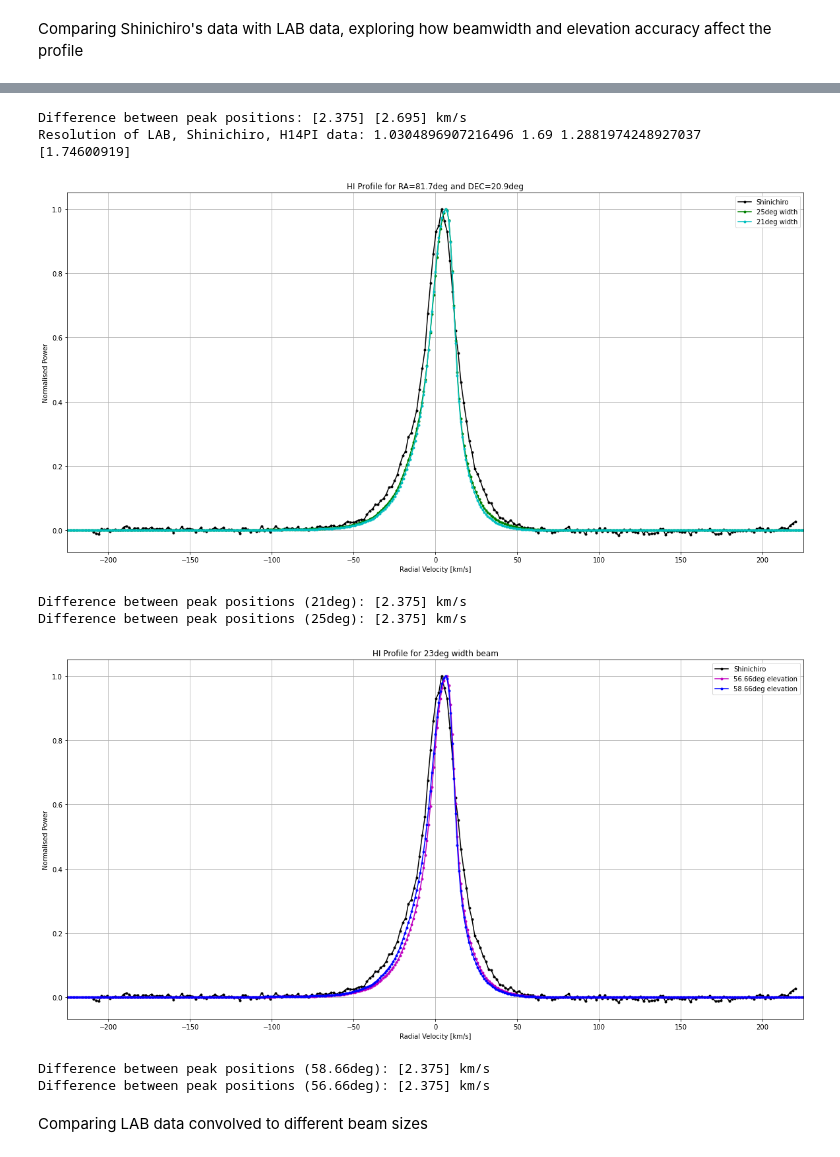
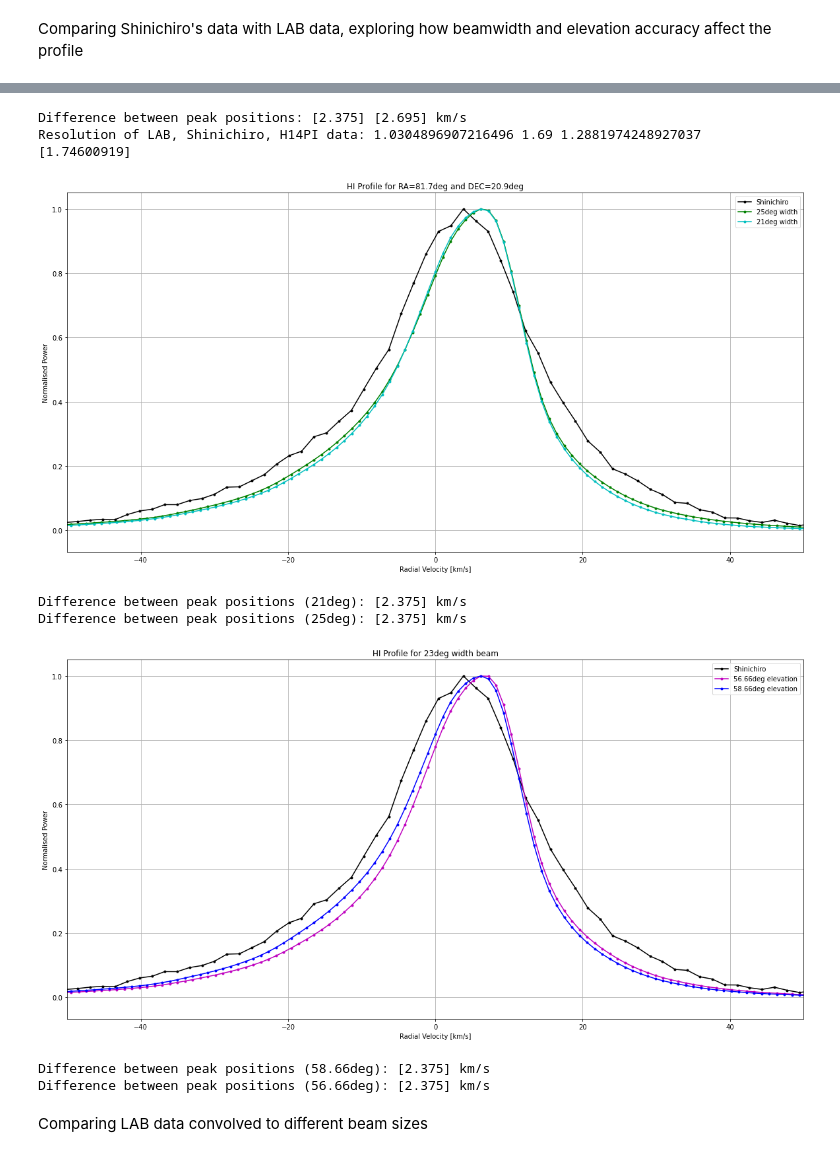
Before and after one commit to louis-hurrey/L-BASS, a Jupyter notebook: hydrogen_profiles.ipynb, the cells around one changed output, grey strips where cells are left out. Cells and saved outputs as stored; diff of their text form; code cells hidden in the pictures.

```diff
--- a/hydrogen_profiles.ipynb
+++ b/hydrogen_profiles.ipynb
@@ -45,13 +55,13 @@ Radial Velocity correction to barycentre: 16.30662787874121 km / s
 # %% [markdown]
 Comparing Shinichiro's data with LAB data, exploring how beamwidth and elevation accuracy affect the profile
 # %%
-lab_data = np.genfromtxt("spectrum 23deg 57.66el.txt", skip_header=4)
-sc_data = np.genfromtxt("20240718T105054_Vlsr.xlsx - 20240718T105054.csv", skip_header=1, delimiter=',')
+lab_data = np.genfromtxt("data/hydrogen profiles/spectrum 23deg 57.66el.txt", skip_header=4)
+sc_data = np.genfromtxt("data/hydrogen profiles/20240718T105054_Vlsr.xlsx - 20240718T105054.csv", skip_header=1, delimiter=',')
 
-deg25_data = np.genfromtxt("spectrum 25deg 57.66el.txt", skip_header=4)
-deg21_data = np.genfromtxt("spectrum 21deg 57.66el.txt", skip_header=4)
-el56_data = np.genfromtxt("spectrum 23deg 56.66el.txt", skip_header=4)
-el58_data = np.genfromtxt("spectrum 23deg 58.66el.txt", skip_header=4)
+deg25_data = np.genfromtxt("data/hydrogen profiles/spectrum 25deg 57.66el.txt", skip_header=4)
+deg21_data = np.genfromtxt("data/hydrogen profiles/spectrum 21deg 57.66el.txt", skip_header=4)
+el56_data = np.genfromtxt("data/hydrogen profiles/spectrum 23deg 56.66el.txt", skip_header=4)
+el58_data = np.genfromtxt("data/hydrogen profiles/spectrum 23deg 58.66el.txt", skip_header=4)
 
 lab_vel = lab_data[:,0]
 lab_pwr = lab_data[:,1] / np.max(lab_data[:,1])
@@ -67,7 +77,7 @@ el56_pwr = el56_data[:,1] / np.max(el56_data[:,1])
 el58_vel = el58_data[:,0]
 el58_pwr = el58_data[:,1] / np.max(el58_data[:,1])
 
-h14pi_data = np.genfromtxt("spectra h14pi 57.66el.csv", skip_header=2, delimiter=',')
+h14pi_data = np.genfromtxt("data/hydrogen profiles/spectra h14pi 57.66el.csv", skip_header=2, delimiter=',')
 h14pi_vel = h14pi_data[:,0]
 h14pi_23deg_pwr = h14pi_data[:,1] / np.max(h14pi_data[:,1])
 h14pi_10deg_pwr = h14pi_data[:,2] / np.max(h14pi_data[:,2])
@@ -107,7 +117,7 @@ plt.ylabel('Normalised Power')
 plt.grid(True)
 plt.legend()
 plt.title("HI Profile for RA=81.7deg and DEC=20.9deg")
-plt.xlim(-225,225)
+plt.xlim(-50,50)
 plt.show()
 
 deg25_pk = deg25_vel[np.where(deg25_pwr == np.max(deg25_pwr))]
@@ -116,36 +126,36 @@ sc_pk = sc_vel[np.where(sc_pwr == np.max(sc_pwr))]
 deg25_pk_dif = deg25_pk-sc_pk
 deg21_pk_dif = deg25_pk-sc_pk
 print("Difference between peak positions (21deg):", deg21_pk_dif, "km/s")
 print("Difference between peak positions (25deg):", deg25_pk_dif, "km/s")
 
 plt.figure(figsize=(20, 10))
 plt.plot(sc_vel, sc_pwr, marker=".", color='k', label='Shinichiro')
 plt.plot(el56_vel, el56_pwr, marker=".", color='m', label="56.66deg elevation")
 plt.plot(el58_vel, el58_pwr, marker=".", color='b', label="58.66deg elevation")
 plt.xlabel('Radial Velocity [km/s]')
 plt.ylabel('Normalised Power')
 plt.grid(True)
 plt.legend()
 plt.title("HI Profile for 23deg width beam")
-plt.xlim(-225,225)
+plt.xlim(-50,50)
 plt.show()
 
 el56_pk = el56_vel[np.where(el56_pwr == np.max(el56_pwr))]
 el58_pk = el58_vel[np.where(el58_pwr == np.max(el58_pwr))]
 sc_pk = sc_vel[np.where(sc_pwr == np.max(sc_pwr))]
 el56_pk_dif = el56_pk-sc_pk
 el58_pk_dif = el58_pk-sc_pk
 print("Difference between peak positions (58.66deg):", el58_pk_dif, "km/s")
 print("Difference between peak positions (56.66deg):", el56_pk_dif, "km/s")
 # %% [output]
 [figure]
 Difference between peak positions: [2.375] [2.695] km/s
 Resolution of LAB, Shinichiro, H14PI data: 1.0304896907216496 1.69 1.2881974248927037
 [1.74600919]
-[figure, old version]
+[figure, new version]
 Difference between peak positions (21deg): [2.375] km/s
 Difference between peak positions (25deg): [2.375] km/s
-[figure, old version]
+[figure, new version]
 Difference between peak positions (58.66deg): [2.375] km/s
 Difference between peak positions (56.66deg): [2.375] km/s
 # %% [markdown]
```
Also changed, not shown: parts of 1 cell of this notebook, 1 other file.
